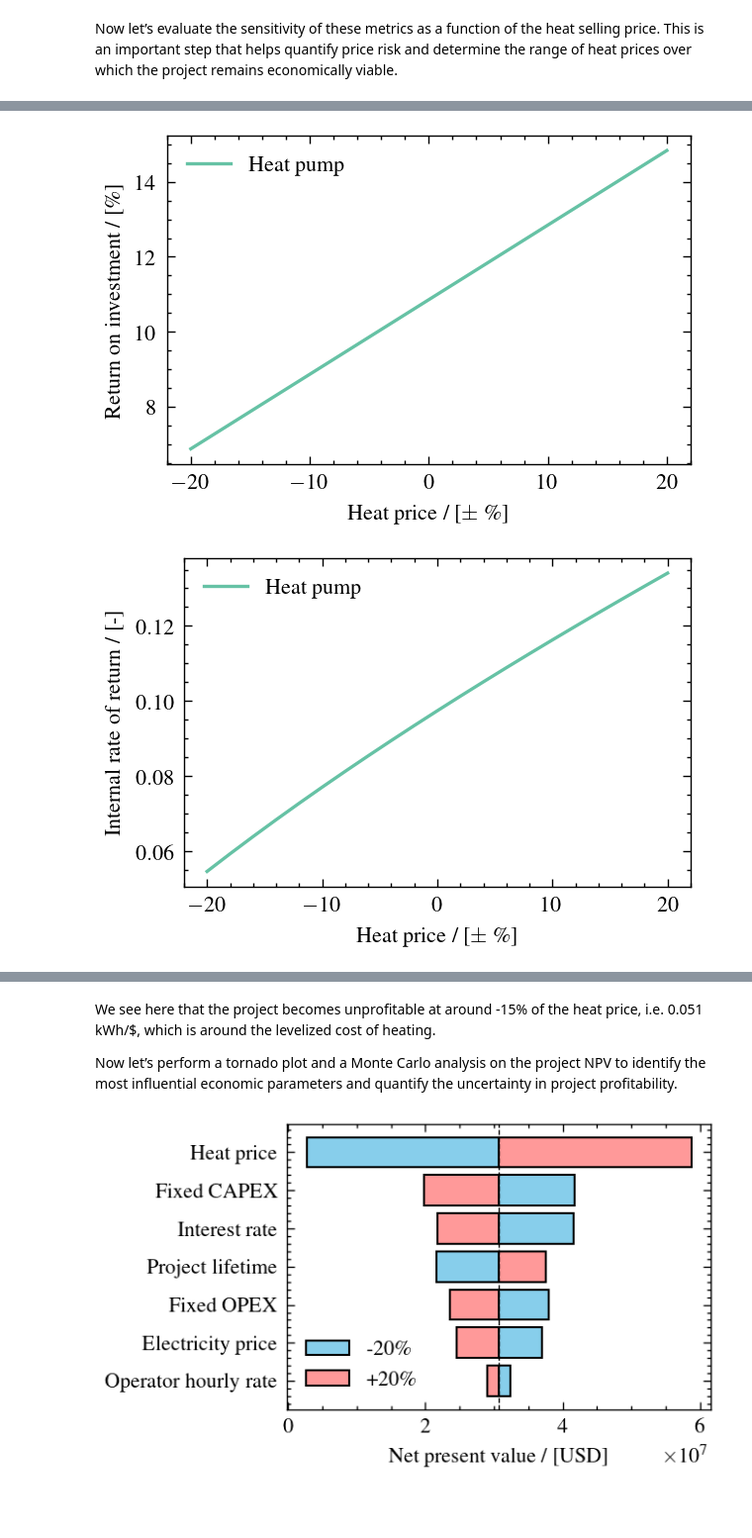
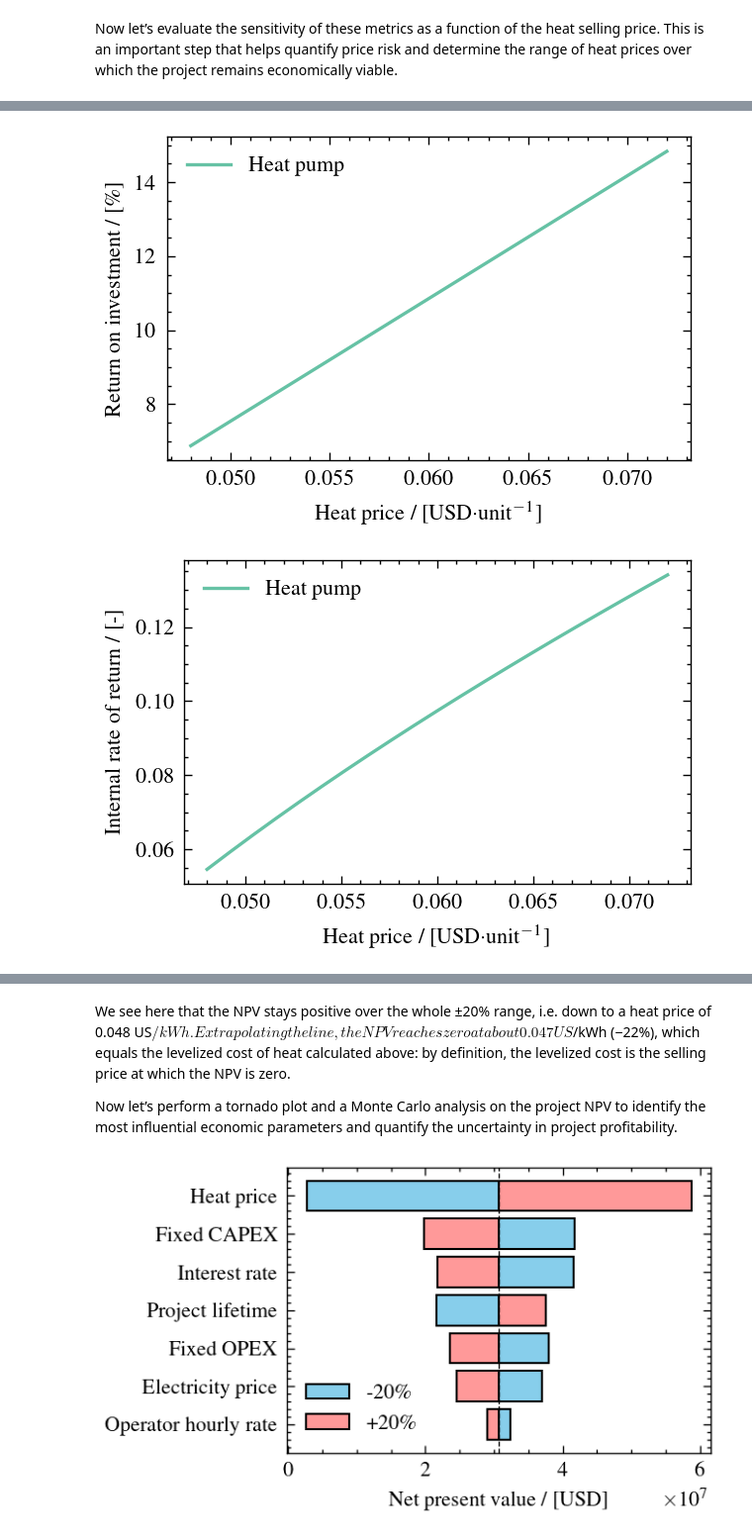
Before and after one commit to pbtamarona/OpenPyTEA, a Jupyter notebook: examples/case_study_3.ipynb, the cells around one changed output, grey strips where cells are left out. Shown at 99% size. Cells and saved outputs as stored; diff of their text form; code cells hidden in the pictures; blank space fills up the shorter version.

```diff
--- a/examples/case_study_3.ipynb
+++ b/examples/case_study_3.ipynb
@@ -124,7 +124,11 @@ drilling_n_well = 9_576_726 # Cost for drilling and completing wells, in USD
 field_gathering = 2_546_841 # Cost for field gathering, in USD
 exploration_cost = 3_706_741 # Cost for exploration activities, in USD
 
-geothermal_heat_pump.update_configuration({'additional_capex_cost': [drilling_n_well, field_gathering, exploration_cost], 'additional_capex_years': [1,1,1]})
+config: PlantConfig = {
+    'additional_capex_cost' : [drilling_n_well, field_gathering, exploration_cost],
+    'additional_capex_years': [1, 1, 1],
+}
+geothermal_heat_pump.update_configuration(config)
 # Let's check this by calculating fixed capital cost and printing the cash flow details
 geothermal_heat_pump.calculate_fixed_capital(print_results=True, additional_capex=True)  # To print out the additional capex details, we set additional_capex=True
 geothermal_heat_pump.calculate_cash_flow(print_results=True)
@@ -216,12 +226,13 @@ Year | Present Value [USD] | Cumulative NPV [USD]
 Now let’s evaluate the sensitivity of these metrics as a function of the heat selling price. This is an important step that helps quantify price risk and determine the range of heat prices over which the project remains economically viable.
 # %%
 # LCOP is not calculated here since it is insensitive to product sales
-pbt_sensitivity = sensitivity_data(geothermal_heat_pump,'heat', 0.2, metric="PBT", additional_capex=True) # To include additional capex in the PBT sensitivity, we need to set additional_capex=True
+# x_axis="value" plots against the heat price itself (US$/kWh) instead of the % change
+pbt_sensitivity = sensitivity_data(geothermal_heat_pump,'heat', 0.2, metric="PBT") # The break-even year already includes additional capex
 roi_sensitivity = sensitivity_data(geothermal_heat_pump,'heat', 0.2, metric="ROI", additional_capex=True) # To include additional capex in the ROI sensitivity, we need to set additional_capex=True
 irr_sensitivity = sensitivity_data(geothermal_heat_pump,'heat', 0.2, metric="IRR")
 npv_sensitivity = sensitivity_data(geothermal_heat_pump,'heat', 0.2, metric="NPV")
-fig, ax = plot_sensitivity(pbt_sensitivity)
-fig, ax = plot_sensitivity(roi_sensitivity)
-fig, ax = plot_sensitivity(irr_sensitivity)
-fig, ax = plot_sensitivity(npv_sensitivity)
+fig, ax = plot_sensitivity(pbt_sensitivity, x_axis="value")
+fig, ax = plot_sensitivity(roi_sensitivity, x_axis="value")
+fig, ax = plot_sensitivity(irr_sensitivity, x_axis="value")
+fig, ax = plot_sensitivity(npv_sensitivity, x_axis="value")
 # %% [output]
@@ -229,2 +240,2 @@ fig, ax = plot_sensitivity(npv_sensitivity)
-[figure, old version]
+[figure, new version]
-[figure, old version]
+[figure, new version]
@@ -232,5 +243,5 @@ fig, ax = plot_sensitivity(npv_sensitivity)
 # %% [markdown]
-We see here that the project becomes unprofitable at around -15% of the heat price, i.e. 0.051 kWh/$, which is around the levelized cost of heating.
+We see here that the NPV stays positive over the whole ±20% range, i.e. down to a heat price of 0.048 US$/kWh. Extrapolating the line, the NPV reaches zero at about 0.047 US$/kWh (−22%), which equals the levelized cost of heat calculated above: by definition, the levelized cost is the selling price at which the NPV is zero.
 
 Now let’s perform a tornado plot and a Monte Carlo analysis on the project NPV to identify the most influential economic parameters and quantify the uncertainty in project profitability.
 # %%
```
Also changed, not shown: parts of 20 cells of this notebook, 23 other files.
